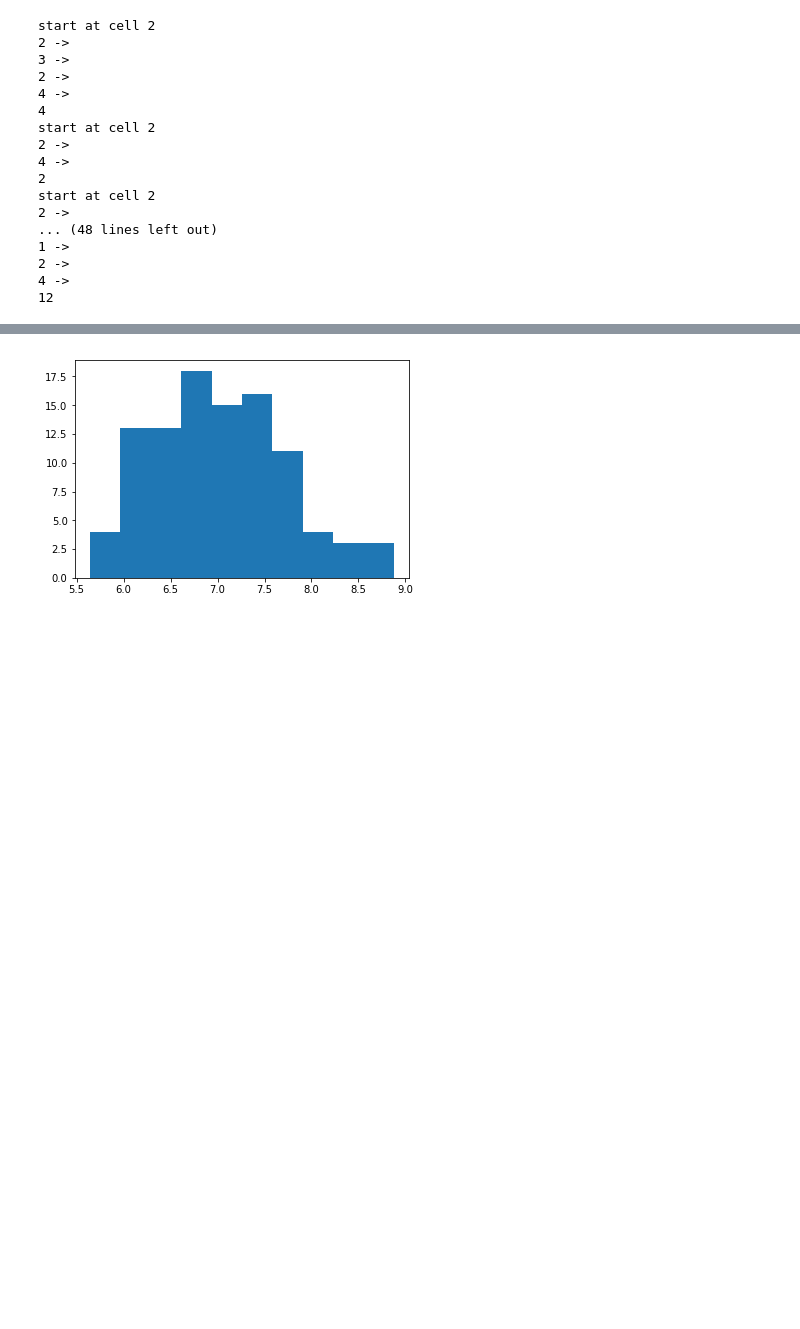
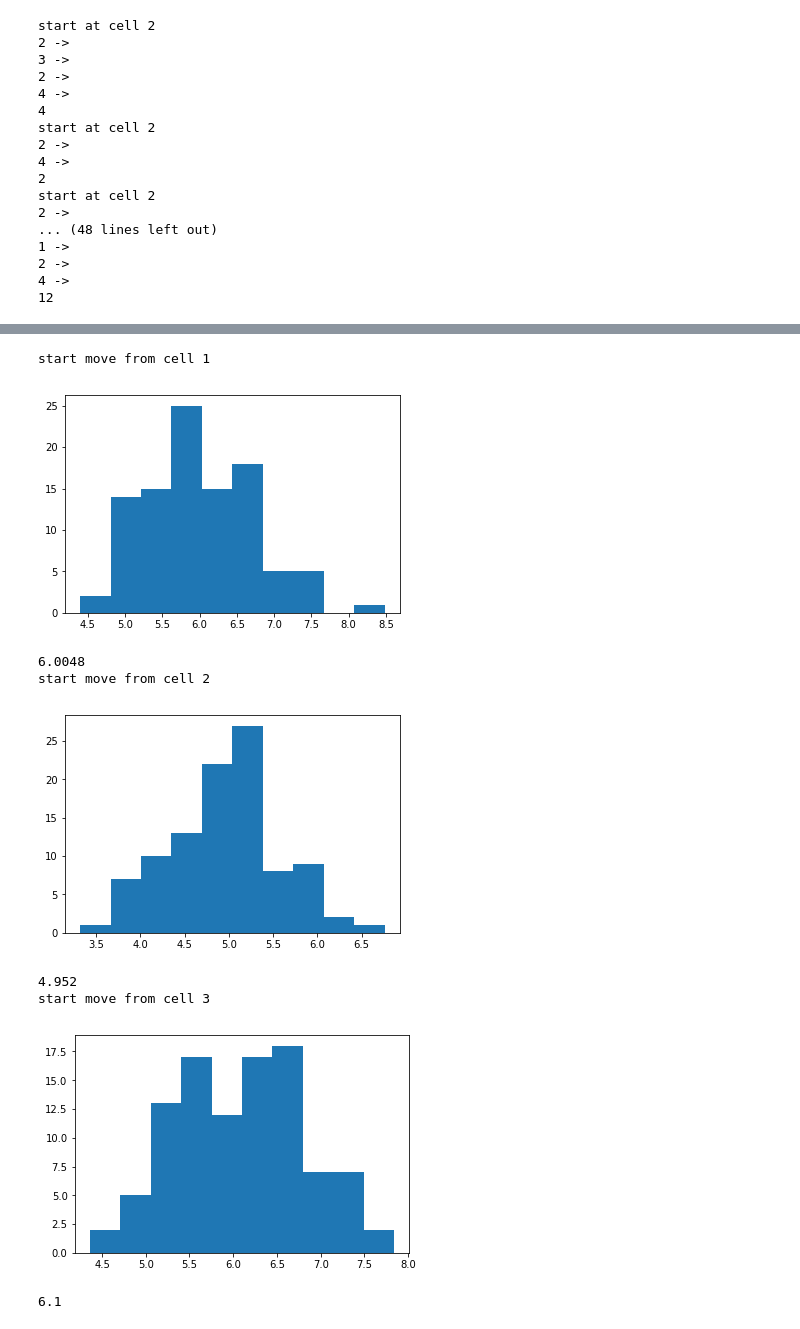
Before and after one commit to letaoZ/MAT331, a Jupyter notebook: week12/Lab12.ipynb, the cells around one changed output, grey strips where cells are left out. Drawn from its saved outputs; the diff is of its cells as text; code cells hidden in the pictures; blank space fills up the shorter version.

```diff
--- a/week12/Lab12.ipynb
+++ b/week12/Lab12.ipynb
@@ -328,21 +337,30 @@ def steps(i):
         return 1+steps(next_move)
 
     if(i == 4):
-        return 1
-
-
-Run_total = np.zeros(100)
-N_move    = 50
-
-for each_run in range(100):
-    move = np.zeros(N_move)
-    for each_move in range(N_move):
-        move[each_move] = steps(3)
-    Run_total[each_run] = np.mean(move)
+        return 0
-# %%
-import matplotlib.pyplot as plt
-
-plt.hist(Run_total,bins = 10)
-plt.show()
-# %% [output]
-[figure, removed]
+# %%
+import matplotlib.pyplot as plt
+
+
+for start in [1,2,3]:
+    Run_total = np.zeros(100)
+    N_move    = 50
+    print("start move from cell", start)
+    for each_run in range(100):
+        move = np.zeros(N_move)
+        for each_move in range(N_move):
+            move[each_move] = steps(start)
+        Run_total[each_run] = np.mean(move)
+    plt.hist(Run_total,bins = 10)
+    plt.show()
+    print(Run_total.mean())
+# %% [output]
+start move from cell 1
+[figure, added]
+6.0048
+start move from cell 2
+[figure, added]
+4.952
+start move from cell 3
+[figure, added]
+6.1
```
Also changed, not shown: parts of 2 cells of this notebook.
